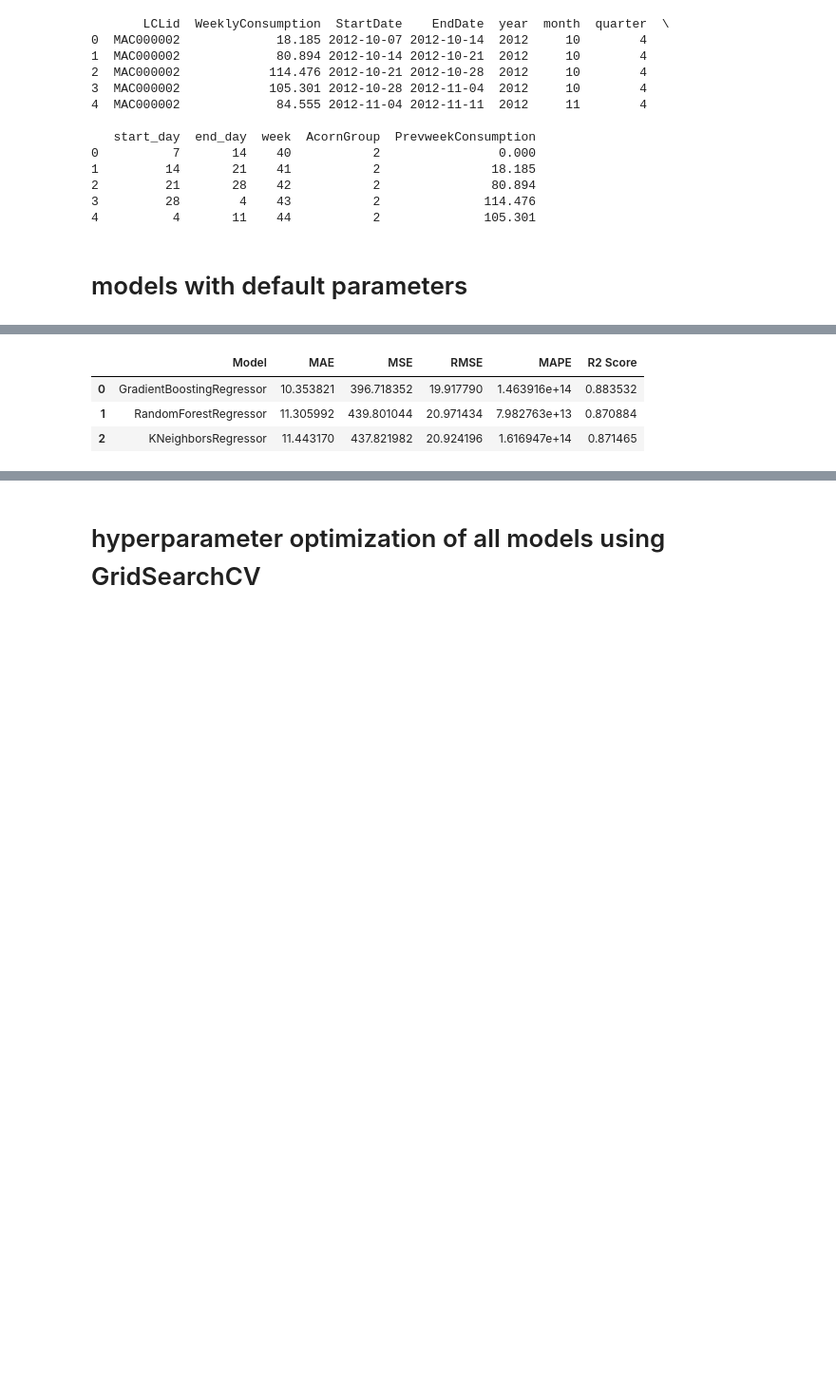
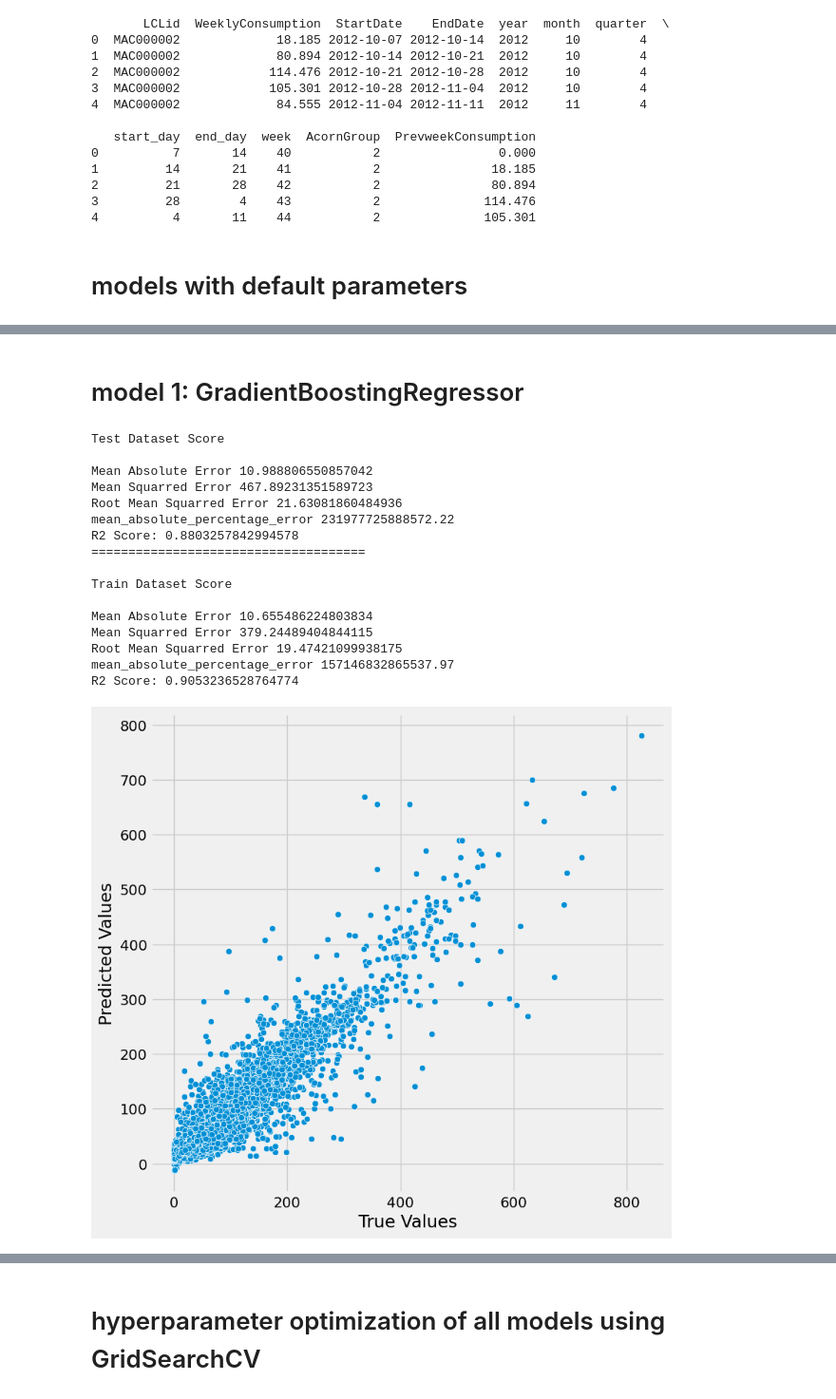
Before and after one commit to ni22aad/Electricity-load-forecasting-with-the-Low-Carbon-London-SmartMeter-dataset, a Jupyter notebook: energy_consumption.ipynb, the cells around one changed output, grey strips where cells are left out. Shown at 95% size. Cells and saved outputs as stored; diff of their text form; code cells hidden in the pictures; blank space fills up the shorter version.

```diff
--- a/energy_consumption.ipynb
+++ b/energy_consumption.ipynb
@@ -473,7 +408,61 @@ Test set results for all models
-# %%
-results
-# %% [output]
-|  | Model | MAE | MSE | RMSE | MAPE | R2 Score |
-| 0 | GradientBoostingRegressor | 10.353821 | 396.718352 | 19.917790 | 1.463916e+14 | 0.883532 |
-| 1 | RandomForestRegressor | 11.305992 | 439.801044 | 20.971434 | 7.982763e+13 | 0.870884 |
-| 2 | KNeighborsRegressor | 11.443170 | 437.821982 | 20.924196 | 1.616947e+14 | 0.871465 |
+# %% [markdown]
+# model 1: GradientBoostingRegressor
+# %%
+gb_reg=GradientBoostingRegressor(random_state=1000)
+gb_reg.fit(X_train, y_train)
+# Predictions
+test_pred = gb_reg.predict(X_test)
+train_pred = gb_reg.predict(X_train)
+
+
+print('Test Dataset Score\n')
+print_evaluate(y_test, test_pred)
+
+print('=====================================\n')
+print('Train Dataset Score\n')
+print_evaluate(y_train, train_pred)
+
+# Comparison of actual vs predicted results
+comparison =pd.DataFrame({'True Values': y_test, 'Predicted Values':
+              test_pred})
+
+# Scatter plot of actual vs predicted
+plt.figure(figsize=(8,8))
+sns.scatterplot(data=comparison, x="True Values", y="Predicted Values")
+plt.show()
+
+#actual vs predicted values comparison
+plt.figure(figsize=(15,10))
+plt.plot(
+np.arange(len(y_test[0:100])) , y_test[0:100], "r-", label="Actual values" )
+plt.plot( np.arange(len(test_pred[0:100])) , test_pred[0:100], "g-", label="Predicted values"
+)
+plt.scatter(
+ np.arange(len(y_test[0:100])) , y_test[0:100], label="Actual values"
+)
+plt.scatter(
+np.arange(len(test_pred[0:100])) , test_pred[0:100], label="Predicted values" )
+plt.legend(['Actual', 'Predicted'])
+plt.title('Actual vs Predicted for test data')
+
+
+results_df = pd.DataFrame(data=[["GradientBoostingRegressor ", *evaluate(y_test, test_pred) ]],
+                          columns=['Model', 'MAE', 'MSE', 'RMSE','mape','r2_score'])
+# %% [output]
+Test Dataset Score
+
+Mean Absolute Error 10.988806550857042
+Mean Squarred Error 467.89231351589723
+Root Mean Squarred Error 21.63081860484936
+mean_absolute_percentage_error 231977725888572.22
+R2 Score: 0.8803257842994578
+=====================================
+
+Train Dataset Score
+
+Mean Absolute Error 10.655486224803834
+Mean Squarred Error 379.24489404844115
+Root Mean Squarred Error 19.47421099938175
+mean_absolute_percentage_error 157146832865537.97
+R2 Score: 0.9053236528764774
+[figure, added]
```
Also changed, not shown: parts of 34 cells of this notebook.
